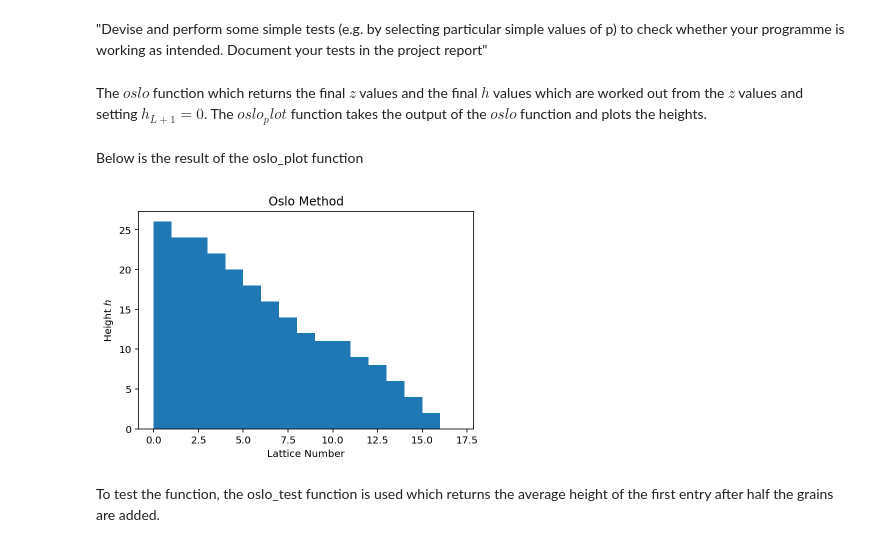
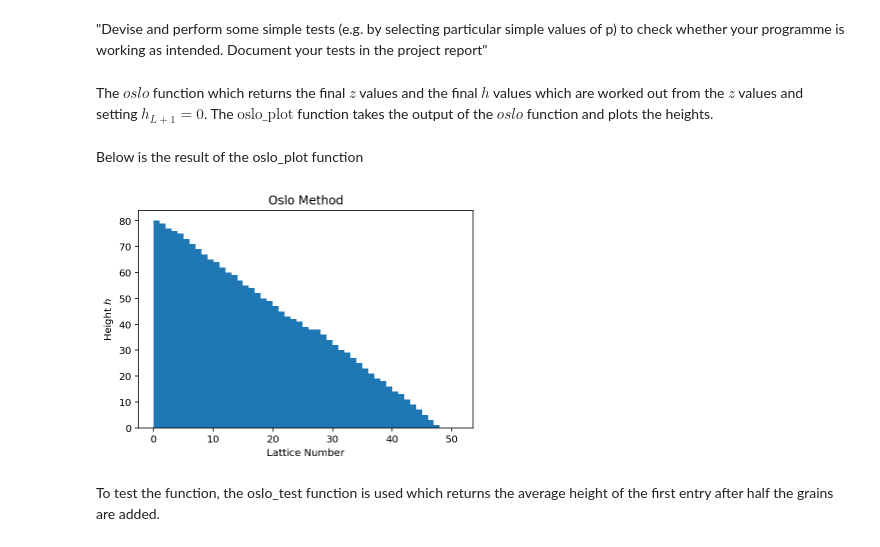
Before and after one commit to yooxiang/Complexity_Oslo, a Jupyter notebook: Self-Organised_Critical_Model.ipynb, the cells around one changed output. Drawn from its saved outputs; the diff is of its cells as text; code cells hidden in the pictures.

```diff
--- a/Self-Organised_Critical_Model.ipynb
+++ b/Self-Organised_Critical_Model.ipynb
@@ -13,7 +13,7 @@ import random
 %matplotlib inline
 %config InlineBackend.figure_format = 'retina'
 # %% [markdown]
-The $oslo$ function which returns the final $z$ values and the final $h$ values which are worked out from the $z$ values and setting $h_{L+1} = 0$. The $oslo_plot$ function takes the output of the $oslo$ function and plots the heights.
+The $oslo$ function which returns the final $z$ values and the final $h$ values which are worked out from the $z$ values and setting $h_{L+1} = 0$. The $\text{oslo_plot}$ function takes the output of the $oslo$ function and plots the heights.
 # %%
 def Oslo(L,p,n):
 
@@ -94,10 +94,10 @@ def Oslo_plot(oslo):
 # %% [markdown]
 Below is the result of the oslo_plot function
 # %%
-x = Oslo(16,0.5,1000)
+x = Oslo(50,0.5,2000)
 Oslo_plot(x)
 # %% [output]
-[figure, old version]
+[figure, new version]
 # %% [markdown]
 To test the function, the oslo_test function is used which returns the average height of the first entry after half the grains are added.
 # %%
```
Also changed, not shown: parts of 25 cells of this notebook.
